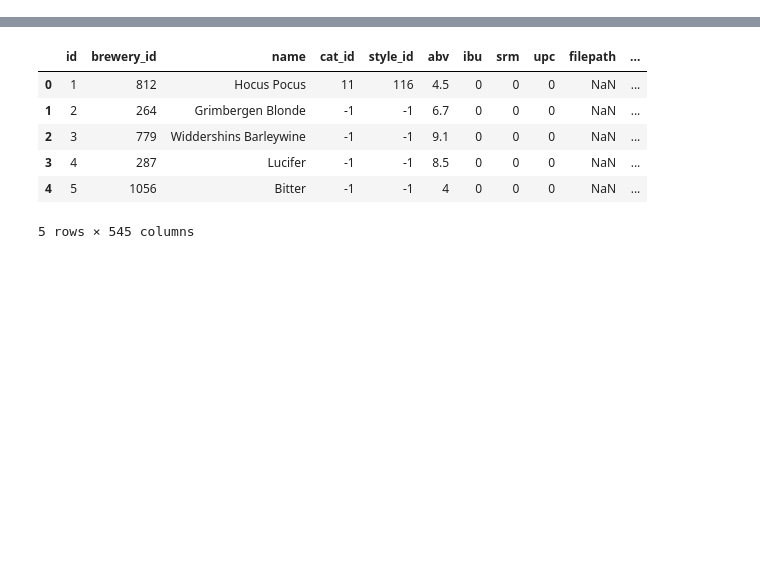
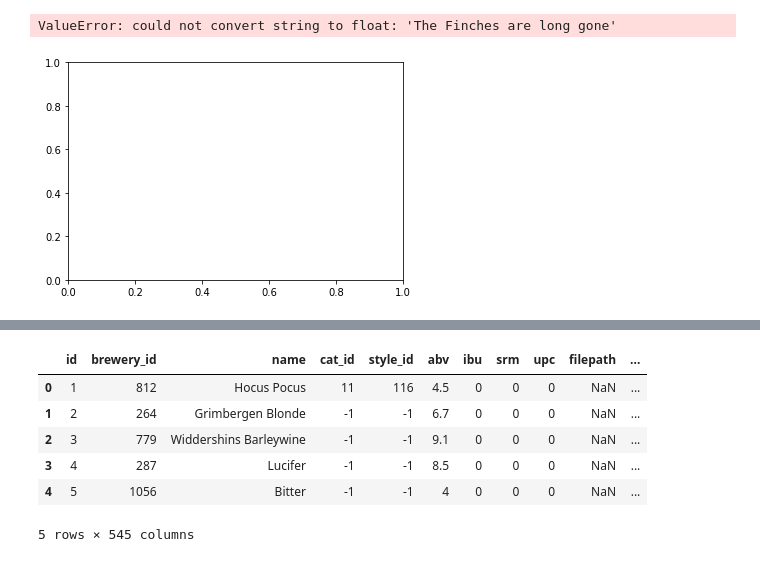
Before and after one commit to lisaweinzierl/Streamingprocessing_Python_Kafka, a Jupyter notebook: Excersise_OpenBeer.ipynb, the cells around one changed output, grey strips where cells are left out. Saved outputs shown, nothing was run; the diff lists cells and outputs as text; code cells hidden in the pictures; blank space fills up the shorter version.

```diff
--- a/Excersise_OpenBeer.ipynb
+++ b/Excersise_OpenBeer.ipynb
@@ -26,0 +41,8 @@ data.head()
+# %%
+
+# boxplot = data.boxplot(a)
+data.fillna(0)
+data.plot(x ='id', y='abv' , kind = 'scatter')
+# %% [output]
+ValueError: could not convert string to float: 'The Finches are long gone'
+[figure, added]
```
Also changed, not shown: parts of 7 cells of this notebook.
